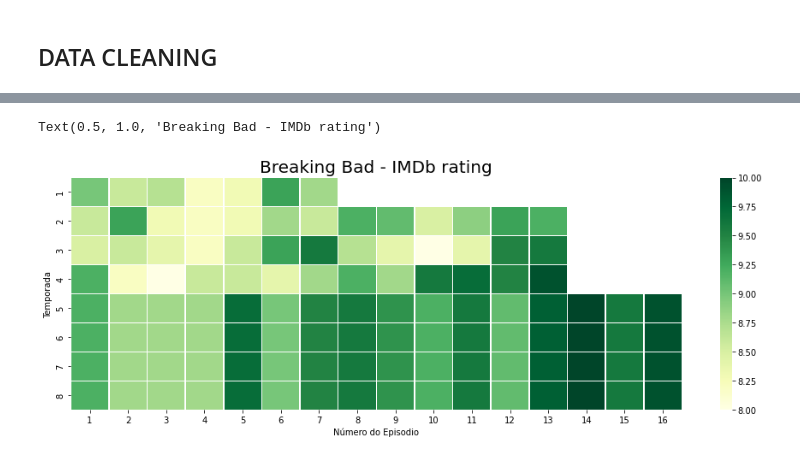
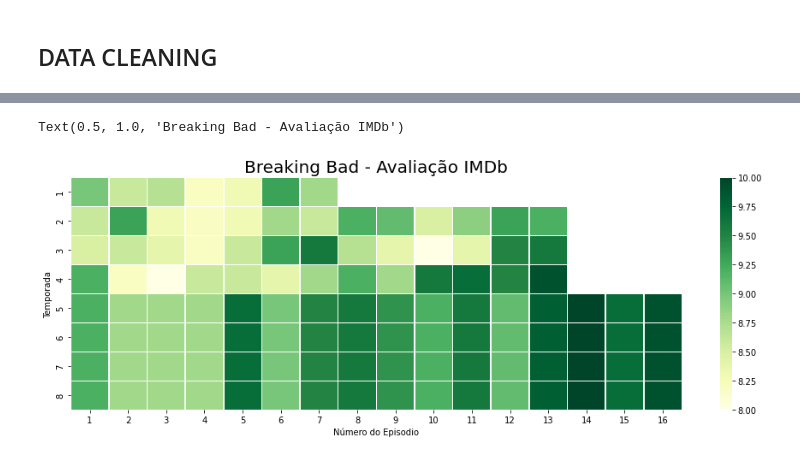
Before and after one commit to CristovamOliver/Web-Scraping, a Jupyter notebook: Web_Scraping.ipynb, the cells around one changed output, grey strips where cells are left out. Cells and saved outputs as stored; diff of their text form; code cells hidden in the pictures.

```diff
--- a/Web_Scraping.ipynb
+++ b/Web_Scraping.ipynb
@@ -125,11 +125,11 @@ bd = lista_episodios.pivot(index='season', columns='episode_number', values='rat
 # %%
 plt.figure(figsize = (16,5))
 
 ax = sns.heatmap(bd,  cmap="YlGn", linewidths=.5, vmin=8.0, vmax=10.0)
 
 plt.xlabel("Número do Episodio", fontsize = 10)
 plt.ylabel("Temporada", fontsize = 10)
-ax.set_title('Breaking Bad - IMDb rating', fontsize = 20)l
+ax.set_title('Breaking Bad - Avaliação IMDb', fontsize = 20)
 # %% [output]
-Text(0.5, 1.0, 'Breaking Bad - IMDb rating')
+Text(0.5, 1.0, 'Breaking Bad - Avaliação IMDb')
-[figure, old version]
+[figure, new version]
```
Also changed, not shown: parts of 3 cells of this notebook.
